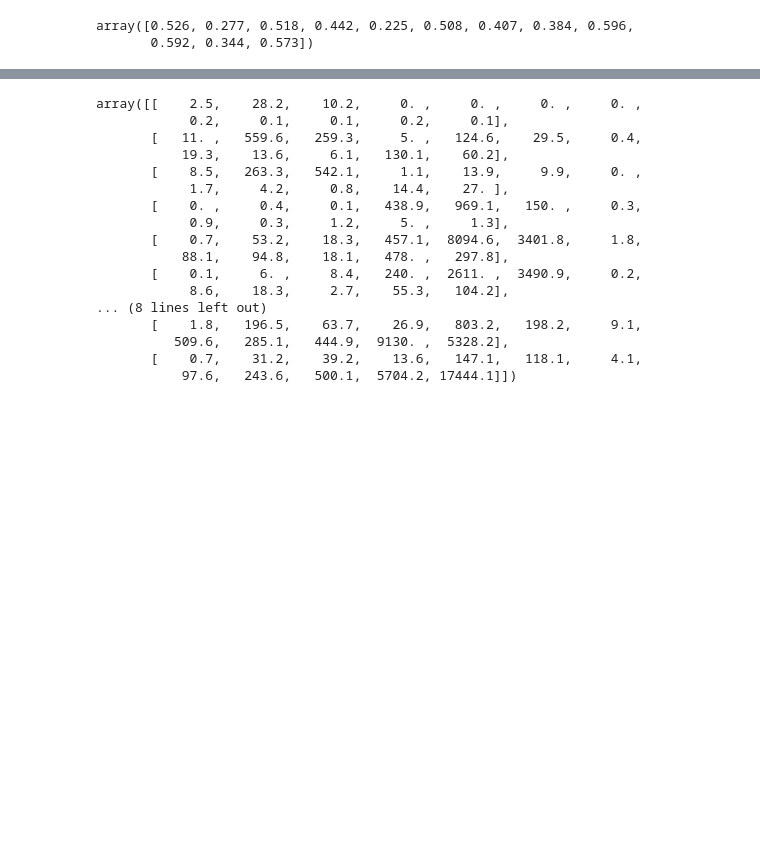
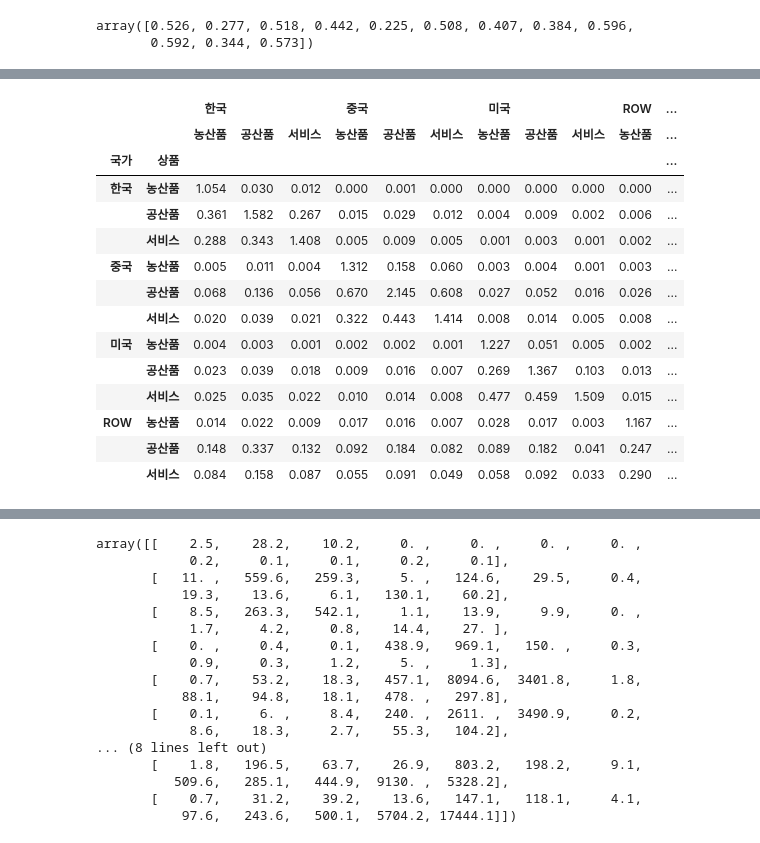
Before and after one commit to Tom-Jung/Tom-Jung, a Jupyter notebook: Ch8_1. ICIO_Indicators_0915.ipynb, the cells around one changed output, grey strips where cells are left out. Cells and saved outputs as stored; diff of their text form; code cells hidden in the pictures; blank space fills up the shorter version.

```diff
--- a/Ch8_1. ICIO_Indicators_0915.ipynb
+++ b/Ch8_1. ICIO_Indicators_0915.ipynb
@@ -58,3 +332,8 @@ PROD_VASH
 # %% [output]
 array([0.526, 0.277, 0.518, 0.442, 0.225, 0.508, 0.407, 0.384, 0.596,
        0.592, 0.344, 0.573])
+# %%
+ct_m = np.tile(PROD, reps=[12,1]) # 산출액을 12번 행반복
+nae = icio_2[0:12,0:12]   # 거래표
+
+Ad =(nae/ct_m)  # 투입계수
@@ -60,0 +350,5 @@ array([0.526, 0.277, 0.518, 0.442, 0.225, 0.508, 0.407, 0.384, 0.596,
+# %%
+Lf = np.linalg.inv(np.identity(12)-Ad)    # 생산유발계수
+Lf_sm_cl = np.hstack((Lf, Lf.sum(axis=1).reshape([12,1]))) # 생산유발계수 열합
+Lf_sm_rw = np.vstack((Lf_sm_cl,Lf_sm_cl.sum(axis=0))) # 생산유발계수 행합
+Lf
@@ -60,0 +407,24 @@ array([0.526, 0.277, 0.518, 0.442, 0.225, 0.508, 0.407, 0.384, 0.596,
+# %%
+Lf_df = pd.DataFrame(Lf.round(3), columns = [['한국', '한국', '한국', '중국', '중국', '중국','미국', '미국', '미국','ROW', 'ROW', 'ROW'],
+                                    ['농산품', '공산품', '서비스', '농산품', '공산품', '서비스','농산품', '공산품', '서비스','농산품', '공산품', '서비스']],
+
+                                    index=[['한국', '한국', '한국', '중국', '중국', '중국','미국', '미국', '미국','ROW', 'ROW', 'ROW'],
+                                           ['농산품', '공산품', '서비스', '농산품', '공산품', '서비스','농산품', '공산품', '서비스','농산품', '공산품', '서비스']])
+Lf_df.index.names=['국가', '상품']
+Lf_df
+# %% [output]
+|  |  | 한국 |  |  | 중국 |  |  | 미국 |  |  | ROW | ... |
+|  |  | 농산품 | 공산품 | 서비스 | 농산품 | 공산품 | 서비스 | 농산품 | 공산품 | 서비스 | 농산품 | ... |
+| 국가 | 상품 |  |  |  |  |  |  |  |  |  |  | ... |
+| 한국 | 농산품 | 1.054 | 0.030 | 0.012 | 0.000 | 0.001 | 0.000 | 0.000 | 0.000 | 0.000 | 0.000 | ... |
+|  | 공산품 | 0.361 | 1.582 | 0.267 | 0.015 | 0.029 | 0.012 | 0.004 | 0.009 | 0.002 | 0.006 | ... |
+|  | 서비스 | 0.288 | 0.343 | 1.408 | 0.005 | 0.009 | 0.005 | 0.001 | 0.003 | 0.001 | 0.002 | ... |
+| 중국 | 농산품 | 0.005 | 0.011 | 0.004 | 1.312 | 0.158 | 0.060 | 0.003 | 0.004 | 0.001 | 0.003 | ... |
+|  | 공산품 | 0.068 | 0.136 | 0.056 | 0.670 | 2.145 | 0.608 | 0.027 | 0.052 | 0.016 | 0.026 | ... |
+|  | 서비스 | 0.020 | 0.039 | 0.021 | 0.322 | 0.443 | 1.414 | 0.008 | 0.014 | 0.005 | 0.008 | ... |
+| 미국 | 농산품 | 0.004 | 0.003 | 0.001 | 0.002 | 0.002 | 0.001 | 1.227 | 0.051 | 0.005 | 0.002 | ... |
+|  | 공산품 | 0.023 | 0.039 | 0.018 | 0.009 | 0.016 | 0.007 | 0.269 | 1.367 | 0.103 | 0.013 | ... |
+|  | 서비스 | 0.025 | 0.035 | 0.022 | 0.010 | 0.014 | 0.008 | 0.477 | 0.459 | 1.509 | 0.015 | ... |
+| ROW | 농산품 | 0.014 | 0.022 | 0.009 | 0.017 | 0.016 | 0.007 | 0.028 | 0.017 | 0.003 | 1.167 | ... |
+|  | 공산품 | 0.148 | 0.337 | 0.132 | 0.092 | 0.184 | 0.082 | 0.089 | 0.182 | 0.041 | 0.247 | ... |
+|  | 서비스 | 0.084 | 0.158 | 0.087 | 0.055 | 0.091 | 0.049 | 0.058 | 0.092 | 0.033 | 0.290 | ... |
```
Also changed, not shown: parts of 48 cells of this notebook.
